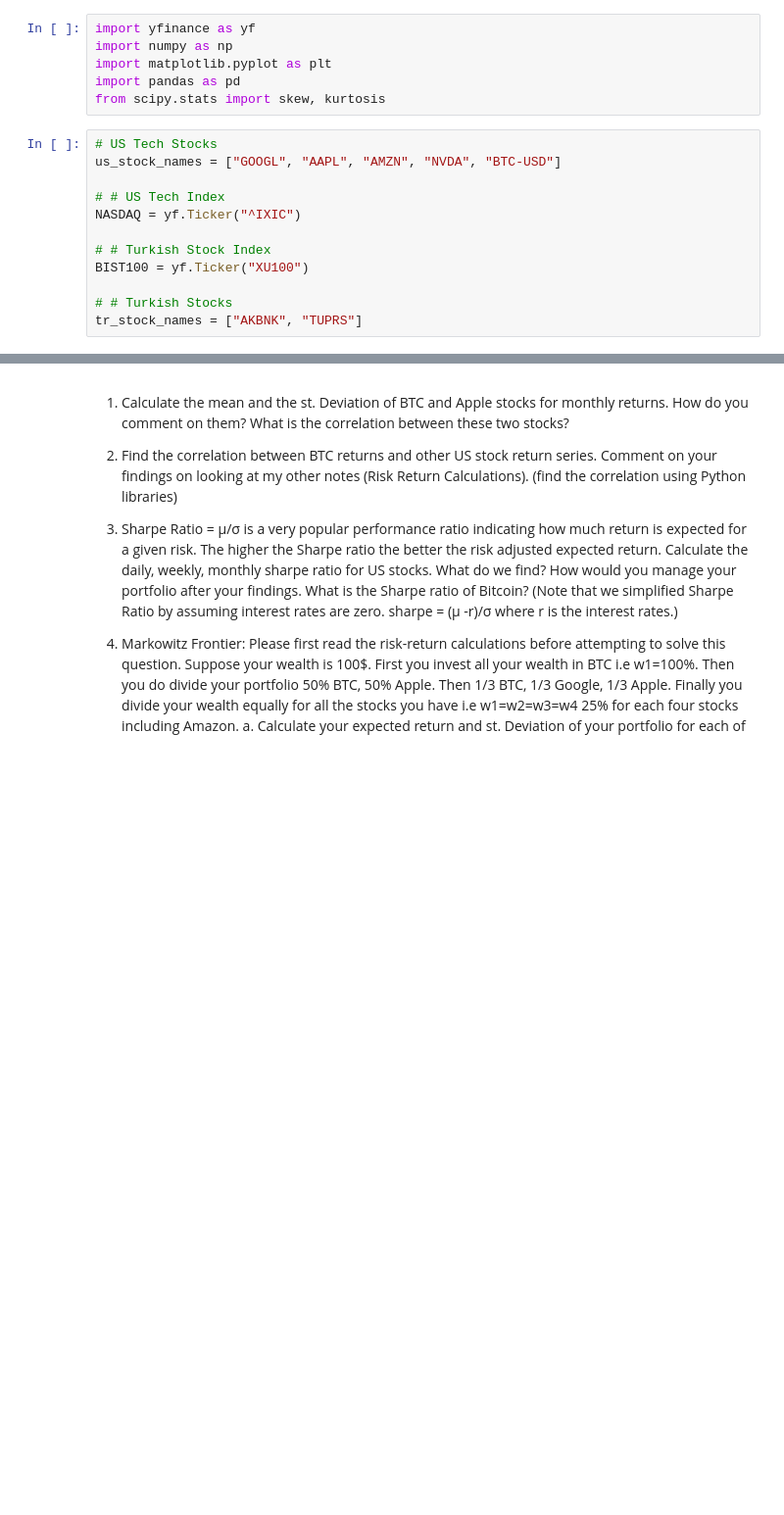
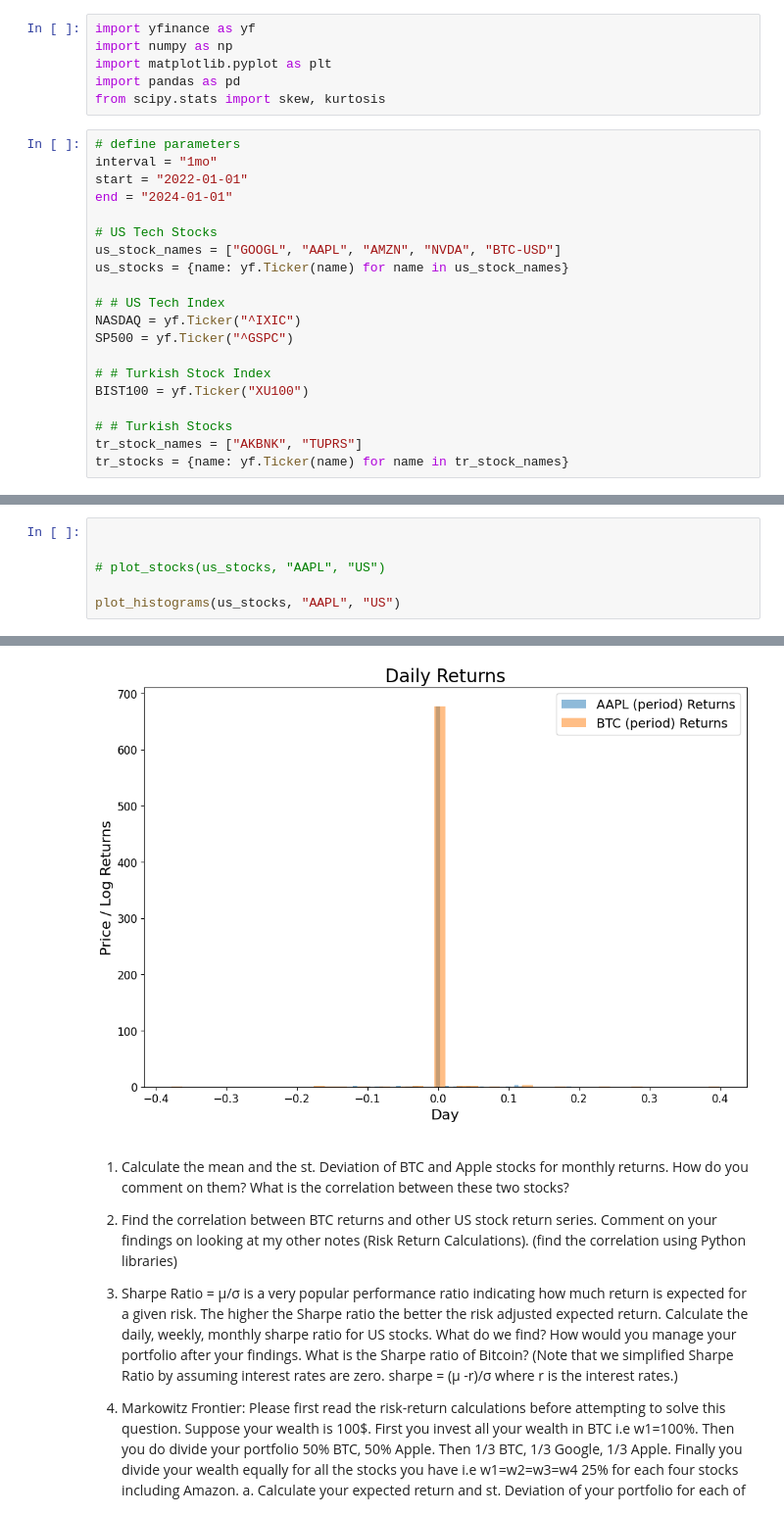
Before and after one commit to damlakayikci/Financial-Applications-of-Machine-Learning, a Jupyter notebook: ps1/main.ipynb, the cells around one changed output, grey strips where cells are left out. Shown: that part at 98% size. Cells and saved outputs as stored; diff of their text form; blank space fills up the shorter version.

Commit message:
init: graph templates

```diff
--- a/ps1/main.ipynb
+++ b/ps1/main.ipynb
@@ -5,14 +5,22 @@ import matplotlib.pyplot as plt
 import pandas as pd
 from scipy.stats import skew, kurtosis
 # %%
+# define parameters
+interval = "1mo"
+start = "2022-01-01"
+end = "2024-01-01"
+
 # US Tech Stocks
 us_stock_names = ["GOOGL", "AAPL", "AMZN", "NVDA", "BTC-USD"]
+us_stocks = {name: yf.Ticker(name) for name in us_stock_names}
 
 # # US Tech Index
 NASDAQ = yf.Ticker("^IXIC")
+SP500 = yf.Ticker("^GSPC")
 
 # # Turkish Stock Index
 BIST100 = yf.Ticker("XU100")
 
 # # Turkish Stocks
 tr_stock_names = ["AKBNK", "TUPRS"]
+tr_stocks = {name: yf.Ticker(name) for name in tr_stock_names}
@@ -73,0 +119,7 @@ Kurtosis: [-0.31118244]
+# %%
+
+
+# plot_stocks(us_stocks, "AAPL", "US")
+
+plot_histograms(us_stocks, "AAPL", "US")
+# %% [output]
@@ -74,3 +139,4 @@ Kurtosis: [-0.31118244]
+[figure, added]
 # %% [markdown]
 1. Calculate the mean and the st. Deviation of BTC and Apple stocks for monthly returns. How do
 you comment on them? What is the correlation between these two stocks?
```
Also changed, not shown: parts of 5 cells of this notebook.
